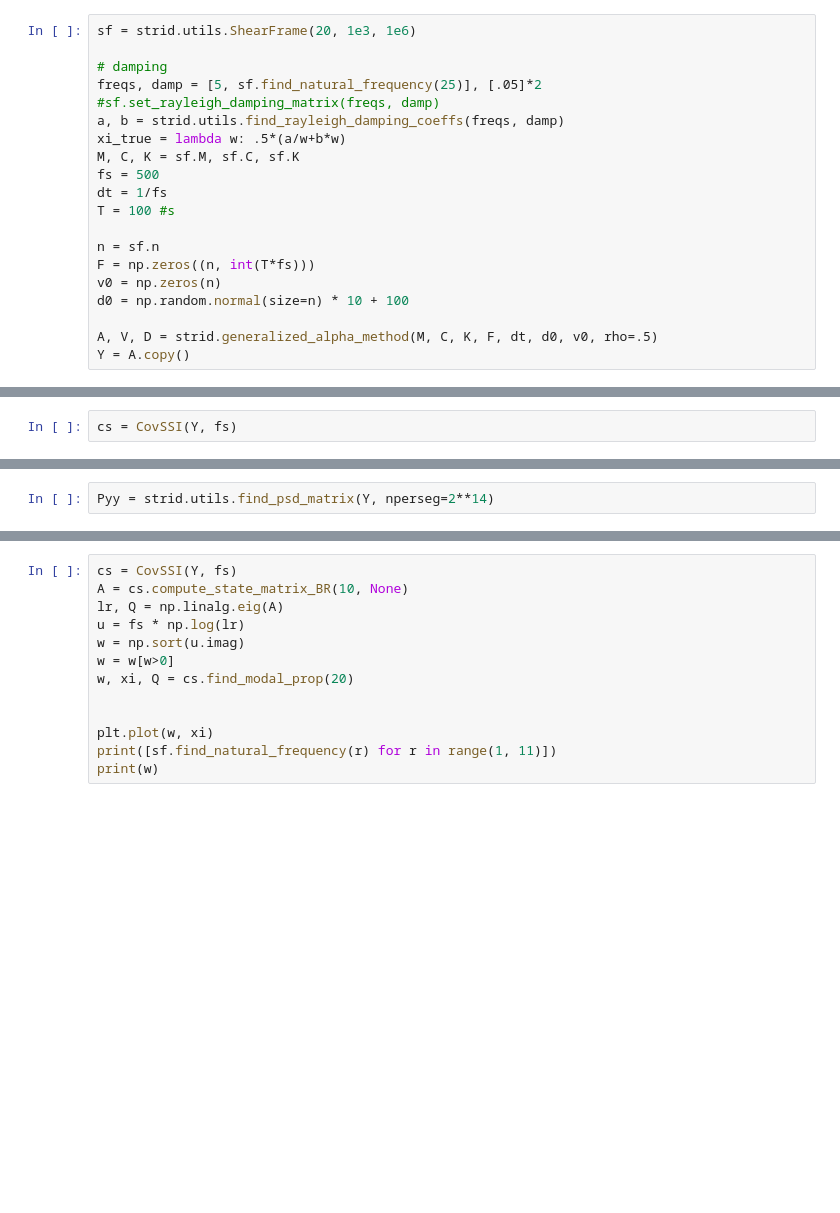
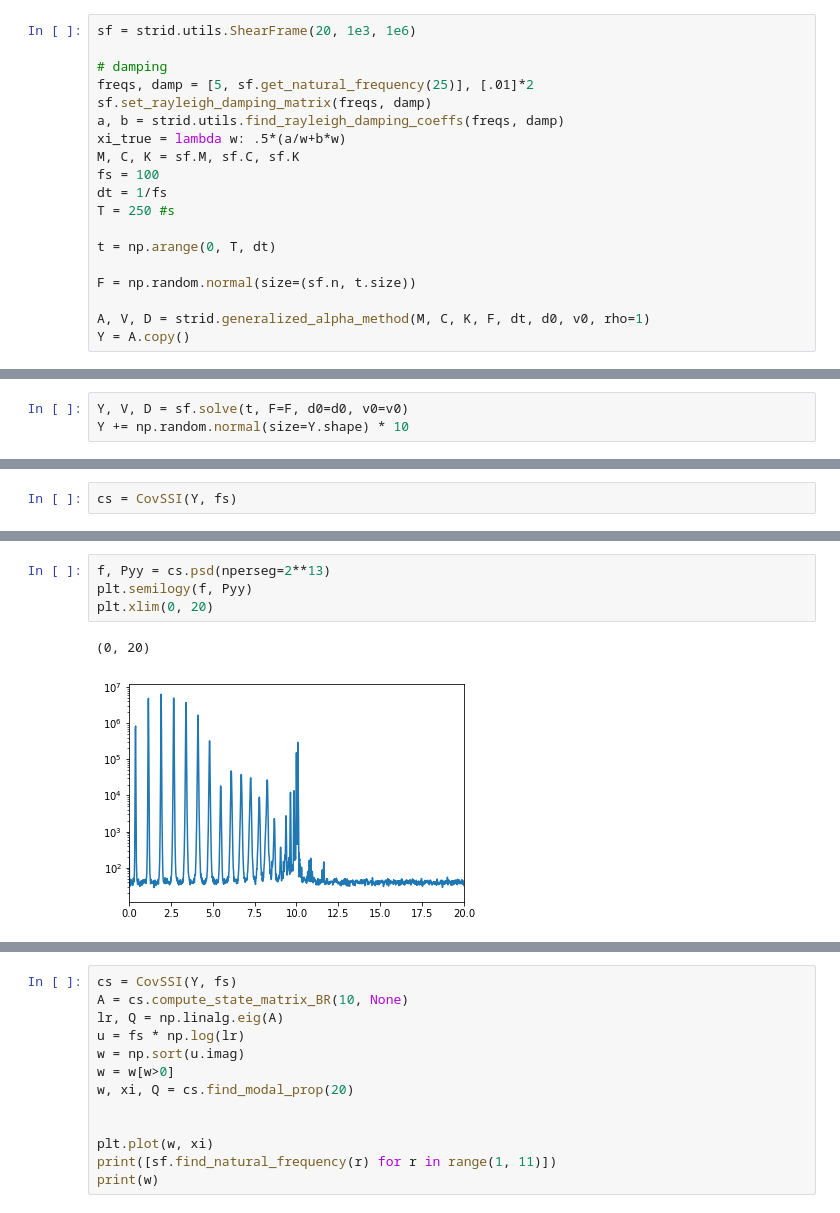
Before and after one commit to Gunnstein/strid, a Jupyter notebook: coviariance driven ssi.ipynb, the cells around one changed output, grey strips where cells are left out. Cells and saved outputs as stored; diff of their text form; blank space fills up the shorter version.

```diff
--- a/coviariance driven ssi.ipynb
+++ b/coviariance driven ssi.ipynb
@@ -12,19 +13,18 @@ First we create a measured signal, we use a shear frame and apply a initial disp
 sf = strid.utils.ShearFrame(20, 1e3, 1e6)
 
 # damping
-freqs, damp = [5, sf.find_natural_frequency(25)], [.05]*2
-#sf.set_rayleigh_damping_matrix(freqs, damp)
+freqs, damp = [5, sf.get_natural_frequency(25)], [.01]*2
+sf.set_rayleigh_damping_matrix(freqs, damp)
 a, b = strid.utils.find_rayleigh_damping_coeffs(freqs, damp)
 xi_true = lambda w: .5*(a/w+b*w)
 M, C, K = sf.M, sf.C, sf.K
-fs = 500
+fs = 100
 dt = 1/fs
-T = 100 #s
+T = 250 #s
 
-n = sf.n
-F = np.zeros((n, int(T*fs)))
-v0 = np.zeros(n)
-d0 = np.random.normal(size=n) * 10 + 100
+t = np.arange(0, T, dt)
 
-A, V, D = strid.generalized_alpha_method(M, C, K, F, dt, d0, v0, rho=.5)
+F = np.random.normal(size=(sf.n, t.size))
+
+A, V, D = strid.generalized_alpha_method(M, C, K, F, dt, d0, v0, rho=1)
 Y = A.copy()
@@ -74,3 +31,6 @@ plt.xlim(0, 15)
+# %%
+Y, V, D = sf.solve(t, F=F, d0=d0, v0=v0)
+Y += np.random.normal(size=Y.shape) * 10
 # %%
 class CovSSI(object):
     def __init__(self, Y, fs):
@@ -135,2 +293,7 @@ To use the future default and silence this warning we advise to pass `rcond=None
-# %%
-Pyy = strid.utils.find_psd_matrix(Y, nperseg=2**14)
+# %%
+f, Pyy = cs.psd(nperseg=2**13)
+plt.semilogy(f, Pyy)
+plt.xlim(0, 20)
+# %% [output]
+(0, 20)
+[figure, added]
```
Also changed, not shown: parts of 17 cells of this notebook, 1 other file.
